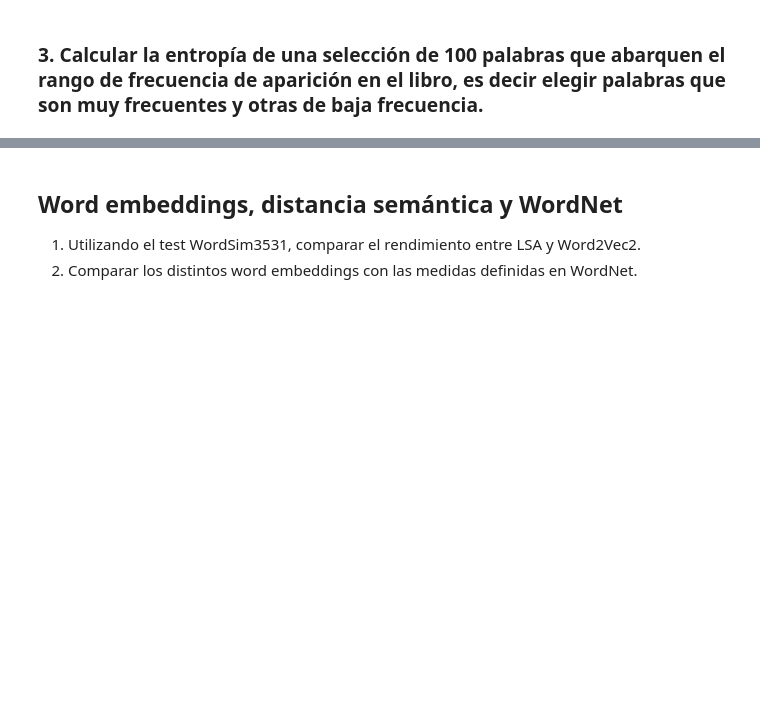
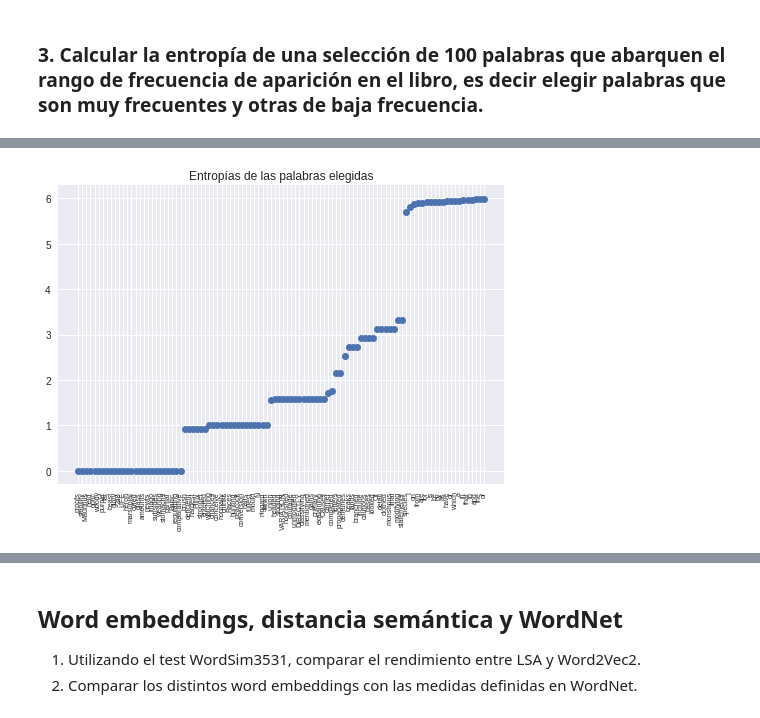
Before and after one commit to barbeiton/tpscd, a Jupyter notebook: tp6/tp6.ipynb, the cells around one changed output, grey strips where cells are left out. Cells and saved outputs as stored; diff of their text form; code cells hidden in the pictures; blank space fills up the shorter version.

```diff
--- a/tp6/tp6.ipynb
+++ b/tp6/tp6.ipynb
@@ -213,0 +245,24 @@ for palabra in words:
+# %%
+step = int(len(texto)/64)
+entropias = {k[0]: [] for k in elegidas}
+
+for palabra, n in elegidas:
+    H = 0
+    for j in range(1, 65): #calculo de la entropia, uso P=64 como en el paper
+        inicio = (j-1)*step
+        fin = j*step
+        seccion = texto[inicio:fin]
+        freq_seccion = FreqDist(seccion)
+        nj = freq_seccion[palabra]
+        if nj != 0:
+            H -= (nj/n)*np.log2(nj/n)
+        else:
+            H -= 0 # cuando la palabra no esta en esta
+                    # seccion, sumo 0
+
+    entropias[palabra] = H
+# %%
+print('palabras    entropias')
+
+for p, e in sorted(entropias.items(), key=operator.itemgetter(1), reverse=True):
+    print(p+'\t\t'+str(e))
@@ -213,0 +287,14 @@ for palabra in words:
+# %%
+entropias_ord = sorted(entropias.items(), key=operator.itemgetter(1))
+y = [e[1] for e in entropias_ord]
+x = range(0, 100)
+x_labels = [e[0] for e in entropias_ord]
+
+fig, ax = plt.subplots(1,1)
+ax.set_xticks(x)
+ax.set_xticklabels(x_labels, rotation='vertical', fontsize=7)
+ax.plot(x,y, 'o')
+plt.title("Entropías de las palabras elegidas")
+plt.show()
+# %% [output]
+[figure, added]
```
Also changed, not shown: parts of 21 cells of this notebook.
